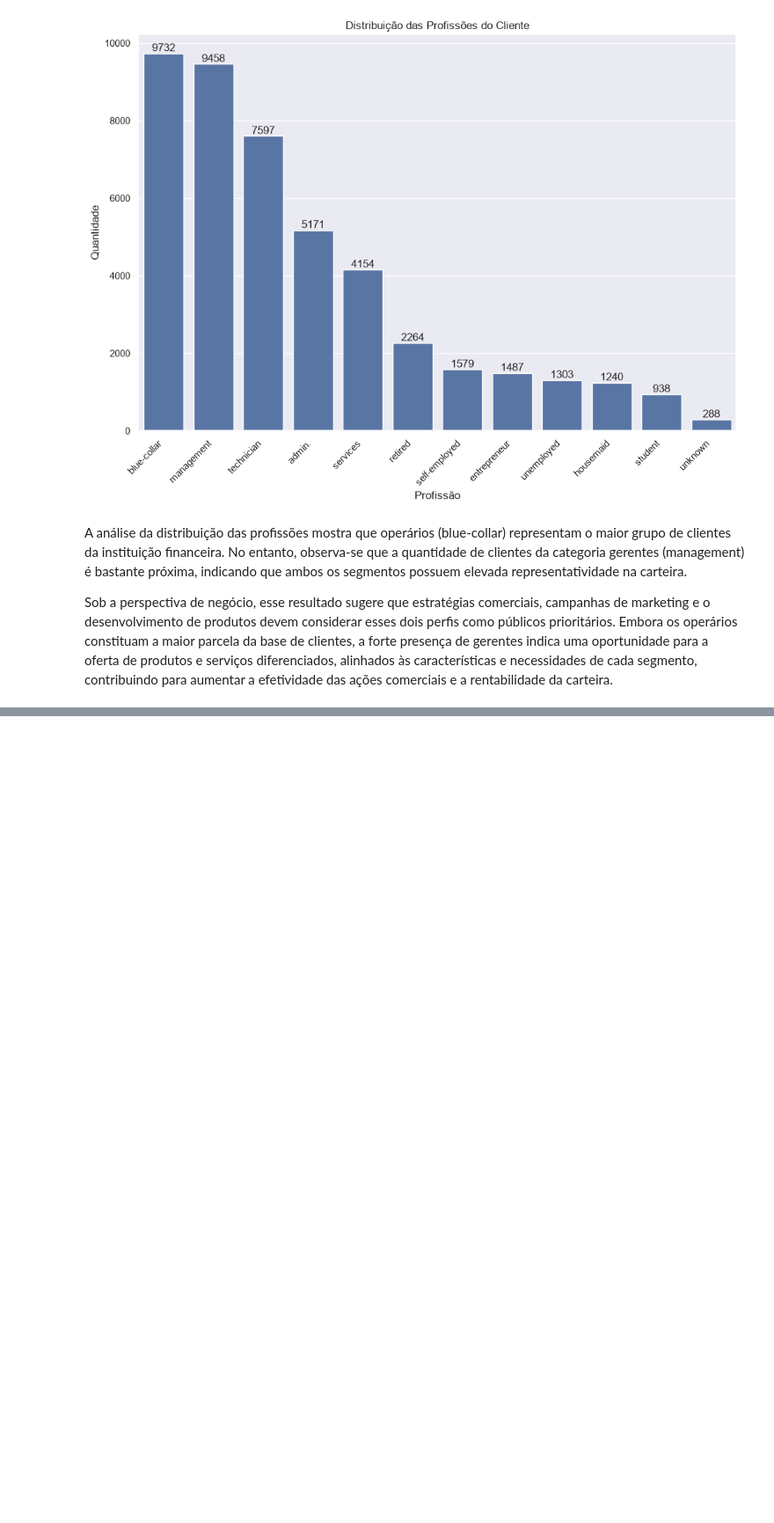
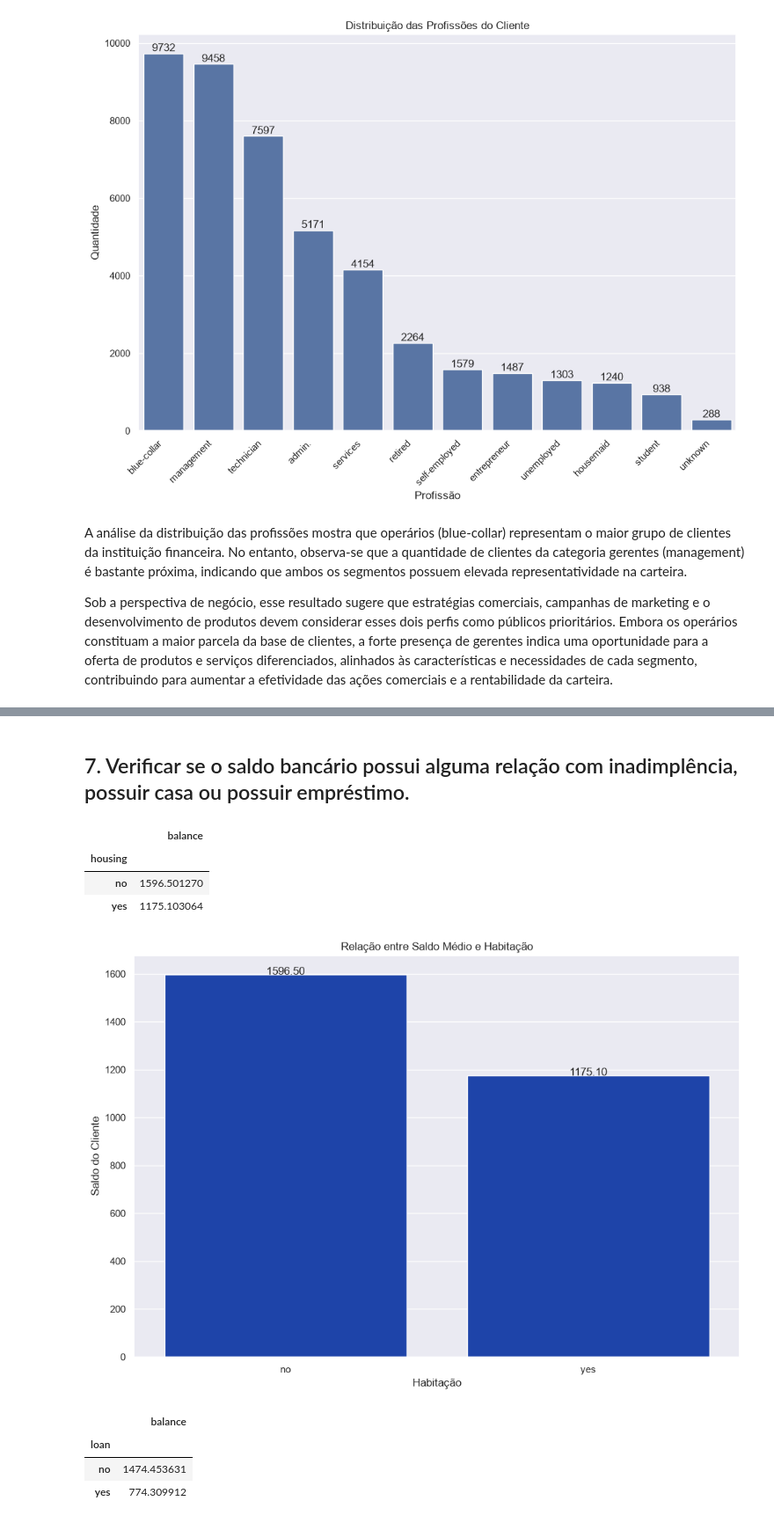
Before and after one commit to hccruz/Bank_Marketing, a Jupyter notebook: notebook/main.ipynb, the cells around one changed output, grey strips where cells are left out. Shown at 88% size. Cells and saved outputs as stored; diff of their text form; code cells hidden in the pictures; blank space fills up the shorter version.

```diff
--- a/notebook/main.ipynb
+++ b/notebook/main.ipynb
@@ -131,0 +197,57 @@ Sob a perspectiva de negócio, esse resultado sugere que estratégias comerciais
+# %% [markdown]
+## 7. Verificar se o saldo bancário possui alguma relação com inadimplência, possuir casa ou possuir empréstimo.
+# %%
+saldo_bancario_habitacao = pd.pivot_table(
+    df,
+    index='housing',
+    values='balance',
+    aggfunc='mean',
+    fill_value=0
+)
+
+saldo_bancario_habitacao
+# %% [output]
+|  | balance |
+| housing |  |
+| no | 1596.501270 |
+| yes | 1175.103064 |
+# %%
+plt.figure(figsize=(12,8))
+
+ax = sns.barplot(
+    data=saldo_bancario_habitacao,
+    x='housing',
+    y='balance',
+    color="#0739C0"
+)
+
+# Adicionar os rótulos
+for p in ax.patches:
+    ax.annotate(
+        f'{p.get_height():.2f}',
+        (p.get_x() + p.get_width()/2, p.get_height()),
+        ha='center'
+    )
+
+plt.title('Relação entre Saldo Médio e Habitação')
+plt.xlabel('Habitação')
+plt.ylabel('Saldo do Cliente')
+
+plt.show()
+# %% [output]
+[figure, added]
+# %%
+saldo_bancario_emprestimo = pd.pivot_table(
+    df,
+    index='loan',
+    values='balance',
+    aggfunc='mean',
+    fill_value=0
+)
+
+saldo_bancario_emprestimo
+# %% [output]
+|  | balance |
+| loan |  |
+| no | 1474.453631 |
+| yes | 774.309912 |
```
Also changed, not shown: parts of 12 cells of this notebook.
